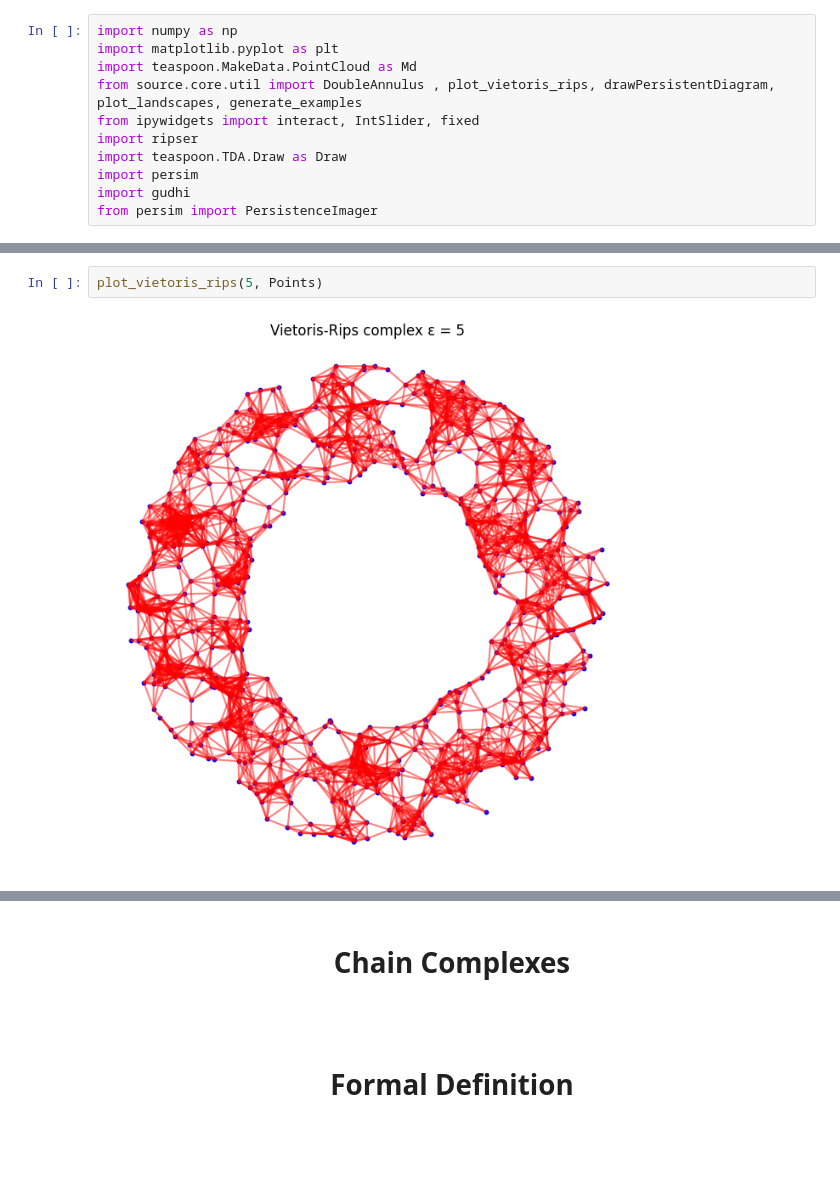
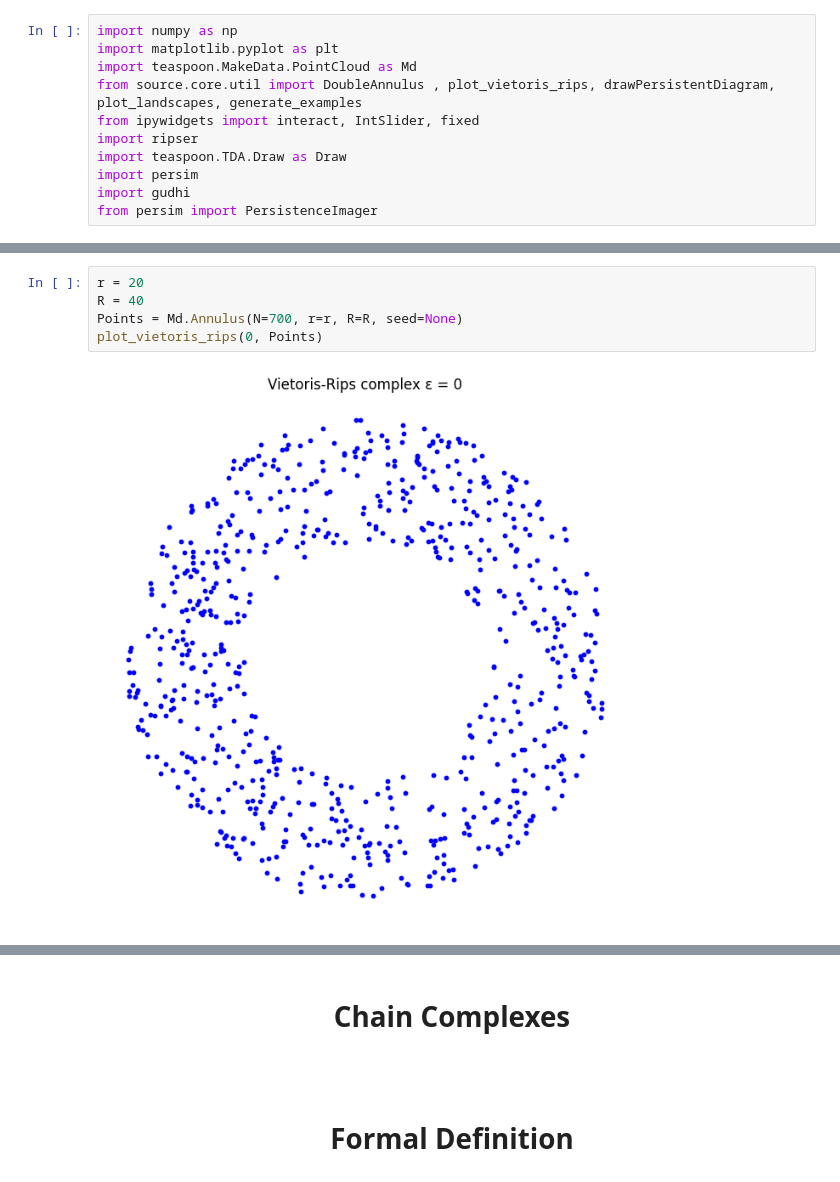
Before and after one commit to JairMathAI/Understanding_Persistence_Homology, a Jupyter notebook: Persistent_Homology.ipynb, the cells around one changed output, grey strips where cells are left out. Drawn from its saved outputs; the diff is of its cells as text; blank space fills up the shorter version.

```diff
--- a/Persistent_Homology.ipynb
+++ b/Persistent_Homology.ipynb
@@ -194,7 +185,10 @@ plt.scatter(Points[:,0],Points[:,1])
 # %%
-plot_vietoris_rips(5, Points)
+r = 20
+R = 40
+Points = Md.Annulus(N=700, r=r, R=R, seed=None)
+plot_vietoris_rips(0, Points)
 # %% [output]
-[figure, old version]
+[figure, new version]
 # %% [markdown]
 <center>
 <h1><b>From Complex to Homology</h1>
```
Also changed, not shown: parts of 11 cells of this notebook.
